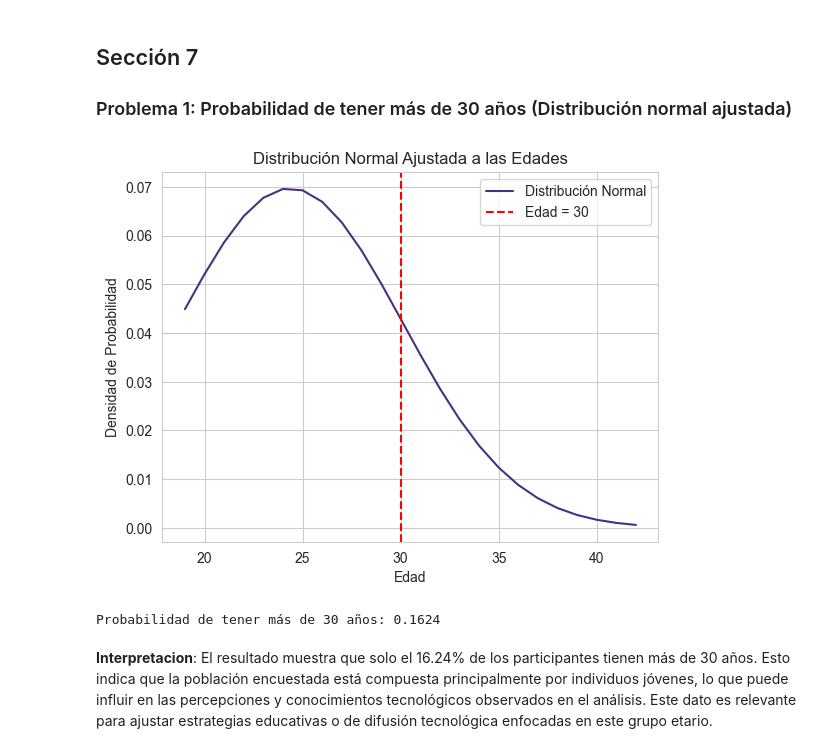
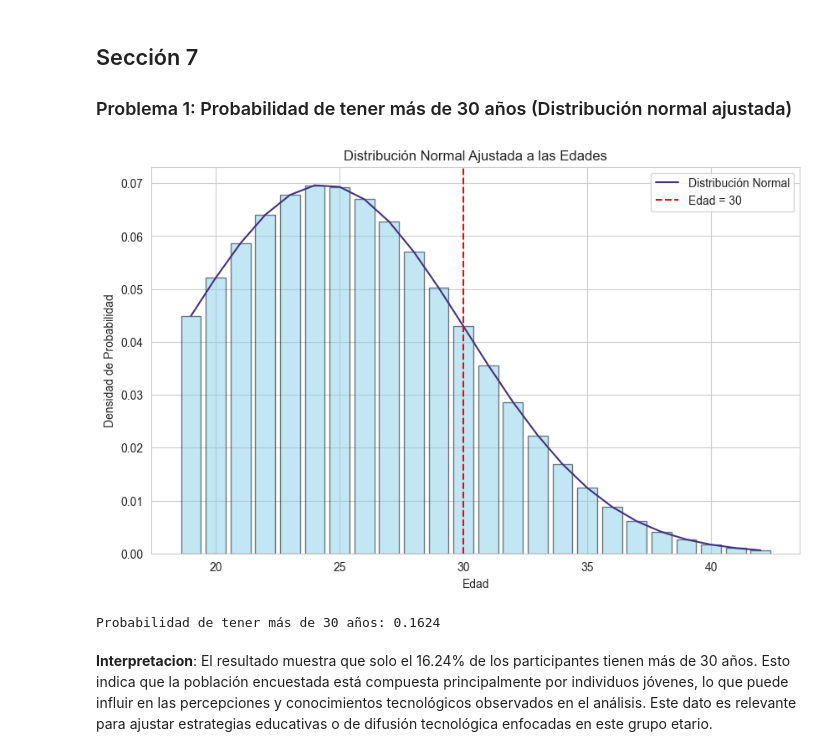
Before and after one commit to IrvinngB/Examen-Estadistica, a Jupyter notebook: Probabilidad.ipynb, the cells around one changed output. Saved outputs shown, nothing was run; the diff lists cells and outputs as text; code cells hidden in the pictures.

```diff
--- a/Probabilidad.ipynb
+++ b/Probabilidad.ipynb
@@ -125,32 +125,33 @@ Probabilidad de exactamente 3 estudiantes con nivel avanzado en IA: 0.1804
 ## Sección 7
 ### Problema 1: Probabilidad de tener más de 30 años (Distribución normal ajustada)
 # %%
-
 from scipy.stats import norm
 
 # Parámetros para la distribución normal
 mu = df['Edad'].mean()
 sigma = df['Edad'].std()
 
 # Calcular probabilidad de más de 30 años
 prob_mas_30 = 1 - norm.cdf(30, loc=mu, scale=sigma)
 
 # Crear gráfico
 x = range(int(df['Edad'].min()), int(df['Edad'].max()) + 1)
 pdf = norm.pdf(x, loc=mu, scale=sigma)
 
+plt.figure(figsize=(10, 6))
 plt.plot(x, pdf, label='Distribución Normal')
+plt.bar(x, pdf, color='skyblue', edgecolor='black', alpha=0.5)
 plt.axvline(30, color='red', linestyle='dashed', label='Edad = 30')
 plt.title("Distribución Normal Ajustada a las Edades")
 plt.xlabel("Edad")
 plt.ylabel("Densidad de Probabilidad")
 plt.legend()
 plt.show()
 
 # Mostrar resultado
 print(f"Probabilidad de tener más de 30 años: {prob_mas_30:.4f}")
 # %% [output]
-[figure, old version]
+[figure, new version]
 Probabilidad de tener más de 30 años: 0.1624
 # %% [markdown]
 **Interpretacion**: El resultado muestra que solo el 16.24% de los participantes tienen más de 30 años. Esto indica que la población encuestada está compuesta principalmente por individuos jóvenes, lo que puede influir en las percepciones y conocimientos tecnológicos observados en el análisis. Este dato es relevante para ajustar estrategias educativas o de difusión tecnológica enfocadas en este grupo etario.
```
Also changed, not shown: 5 other files.
